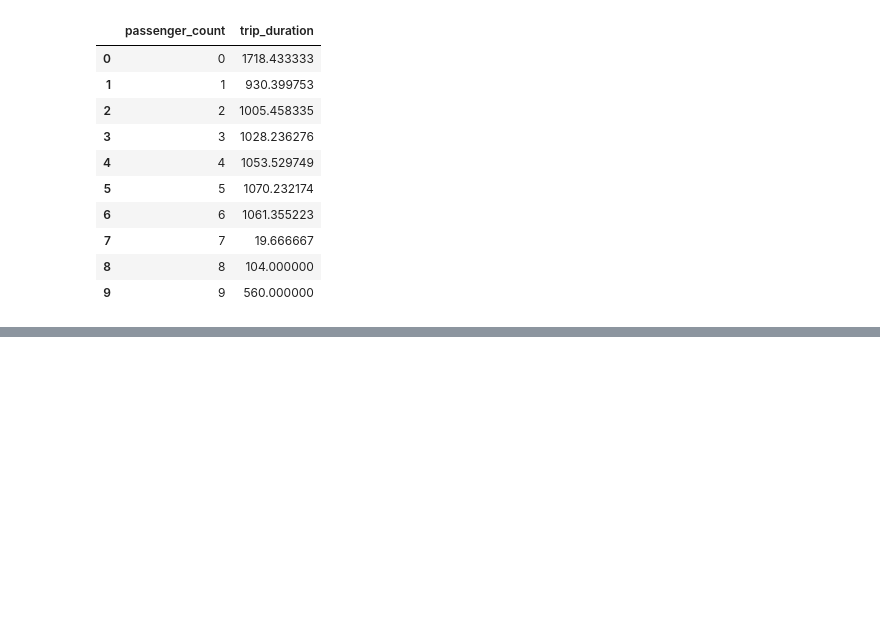
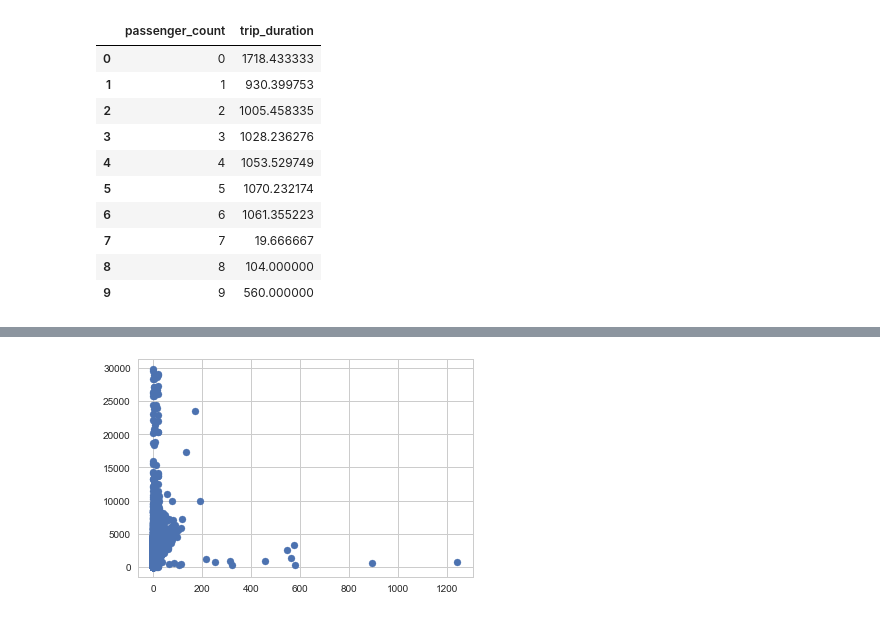
Before and after one commit to fairyofstats/taxi, a Jupyter notebook: kaggle_taxi_jisu.ipynb, the cells around one changed output, grey strips where cells are left out. Drawn from its saved outputs; the diff is of its cells as text; code cells hidden in the pictures; blank space fills up the shorter version.

```diff
--- a/kaggle_taxi_jisu.ipynb
+++ b/kaggle_taxi_jisu.ipynb
@@ -175,0 +259,5 @@ taxi_passenger.groupby('passenger_count').agg('mean').reset_index()
+# %%
+plt.scatter(taxi['distance'], taxi['trip_duration'])
+plt.show()
+# %% [output]
+[figure, added]
```
Also changed, not shown: parts of 21 cells of this notebook.
